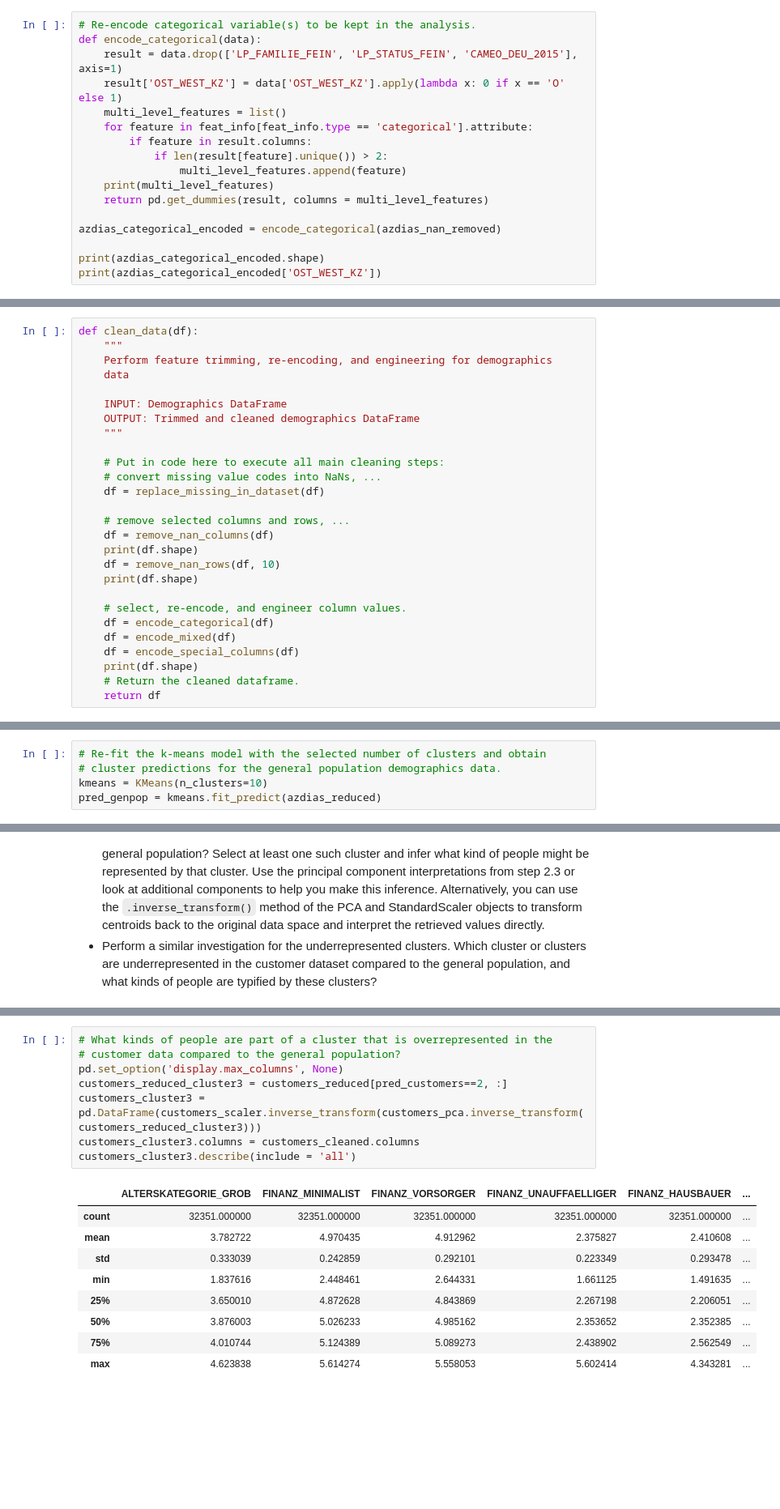
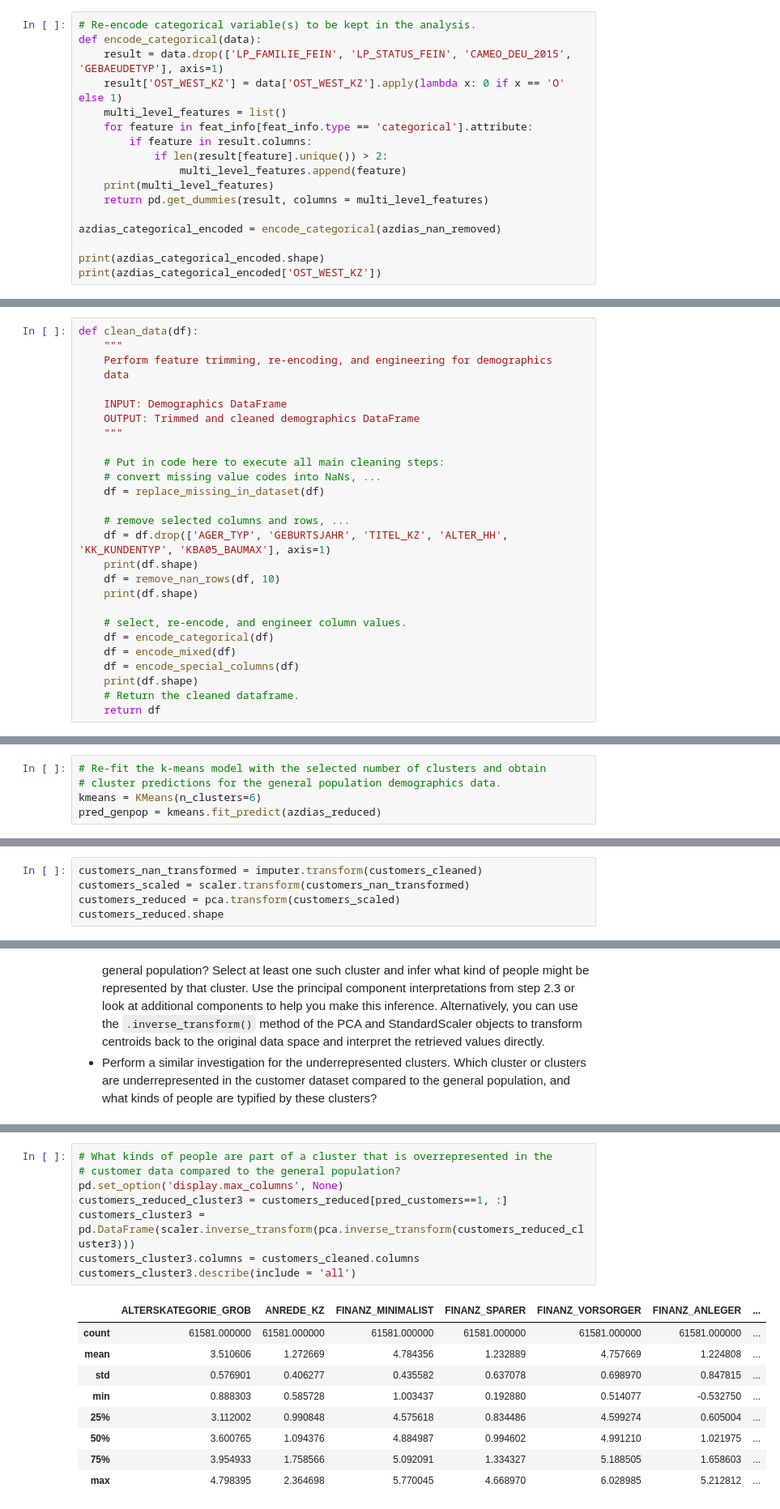
Before and after one commit to FedorSulaev/CustomerSegments, a Jupyter notebook: Identify_Customer_Segments.ipynb, the cells around one changed output, grey strips where cells are left out. Shown at 81% size. Cells and saved outputs as stored; diff of their text form; blank space fills up the shorter version.

```diff
--- a/Identify_Customer_Segments.ipynb
+++ b/Identify_Customer_Segments.ipynb
@@ -345,7 +345,7 @@ CAMEO_DEU_2015: ['8A' '4C' '2A' '6B' '8C' '4A' '2D' '1A' '1E' '9D' '5C' '8B' '7A
 # %%
 # Re-encode categorical variable(s) to be kept in the analysis.
 def encode_categorical(data):
-    result = data.drop(['LP_FAMILIE_FEIN', 'LP_STATUS_FEIN', 'CAMEO_DEU_2015'], axis=1)
+    result = data.drop(['LP_FAMILIE_FEIN', 'LP_STATUS_FEIN', 'CAMEO_DEU_2015', 'GEBAEUDETYP'], axis=1)
     result['OST_WEST_KZ'] = data['OST_WEST_KZ'].apply(lambda x: 0 if x == 'O' else 1)
     multi_level_features = list()
     for feature in feat_info[feat_info.type == 'categorical'].attribute:
@@ -548,7 +548,7 @@ def clean_data(df):
     df = replace_missing_in_dataset(df)
 
     # remove selected columns and rows, ...
-    df = remove_nan_columns(df)
+    df = df.drop(['AGER_TYP', 'GEBURTSJAHR', 'TITEL_KZ', 'ALTER_HH', 'KK_KUNDENTYP', 'KBA05_BAUMAX'], axis=1)
     print(df.shape)
     df = remove_nan_rows(df, 10)
     print(df.shape)
@@ -791,7 +791,7 @@ Text(0, 0.5, 'Average squared distance')
 # %%
 # Re-fit the k-means model with the selected number of clusters and obtain
 # cluster predictions for the general population demographics data.
-kmeans = KMeans(n_clusters=10)
+kmeans = KMeans(n_clusters=6)
 pred_genpop = kmeans.fit_predict(azdias_reduced)
 # %% [markdown]
 ### Discussion 3.1: Apply Clustering to General Population
@@ -853,0 +849,5 @@ customers_reduced.shape
+# %%
+customers_nan_transformed = imputer.transform(customers_cleaned)
+customers_scaled = scaler.transform(customers_nan_transformed)
+customers_reduced = pca.transform(customers_scaled)
+customers_reduced.shape
@@ -882,21 +884,21 @@ plt.gca().set(title='General Population', ylabel='Frequency');
 # %%
 # What kinds of people are part of a cluster that is overrepresented in the
 # customer data compared to the general population?
 pd.set_option('display.max_columns', None)
-customers_reduced_cluster3 = customers_reduced[pred_customers==2, :]
-customers_cluster3 = pd.DataFrame(customers_scaler.inverse_transform(customers_pca.inverse_transform(customers_reduced_cluster3)))
+customers_reduced_cluster3 = customers_reduced[pred_customers==1, :]
+customers_cluster3 = pd.DataFrame(scaler.inverse_transform(pca.inverse_transform(customers_reduced_cluster3)))
 customers_cluster3.columns = customers_cleaned.columns
 customers_cluster3.describe(include = 'all')
 # %% [output]
-|  | ALTERSKATEGORIE_GROB | FINANZ_MINIMALIST | FINANZ_VORSORGER | FINANZ_UNAUFFAELLIGER | FINANZ_HAUSBAUER | ... |
-| count | 32351.000000 | 32351.000000 | 32351.000000 | 32351.000000 | 32351.000000 | ... |
-| mean | 3.782722 | 4.970435 | 4.912962 | 2.375827 | 2.410608 | ... |
-| std | 0.333039 | 0.242859 | 0.292101 | 0.223349 | 0.293478 | ... |
-| min | 1.837616 | 2.448461 | 2.644331 | 1.661125 | 1.491635 | ... |
-| 25% | 3.650010 | 4.872628 | 4.843869 | 2.267198 | 2.206051 | ... |
-| 50% | 3.876003 | 5.026233 | 4.985162 | 2.353652 | 2.352385 | ... |
-| 75% | 4.010744 | 5.124389 | 5.089273 | 2.438902 | 2.562549 | ... |
-| max | 4.623838 | 5.614274 | 5.558053 | 5.602414 | 4.343281 | ... |
+|  | ALTERSKATEGORIE_GROB | ANREDE_KZ | FINANZ_MINIMALIST | FINANZ_SPARER | FINANZ_VORSORGER | FINANZ_ANLEGER | ... |
+| count | 61581.000000 | 61581.000000 | 61581.000000 | 61581.000000 | 61581.000000 | 61581.000000 | ... |
+| mean | 3.510606 | 1.272669 | 4.784356 | 1.232889 | 4.757669 | 1.224808 | ... |
+| std | 0.576901 | 0.406277 | 0.435582 | 0.637078 | 0.698970 | 0.847815 | ... |
+| min | 0.888303 | 0.585728 | 1.003437 | 0.192880 | 0.514077 | -0.532750 | ... |
+| 25% | 3.112002 | 0.990848 | 4.575618 | 0.834486 | 4.599274 | 0.605004 | ... |
+| 50% | 3.600765 | 1.094376 | 4.884987 | 0.994602 | 4.991210 | 1.021975 | ... |
+| 75% | 3.954933 | 1.758566 | 5.092091 | 1.334327 | 5.188505 | 1.658603 | ... |
+| max | 4.798395 | 2.364698 | 5.770045 | 4.668970 | 6.028985 | 5.212812 | ... |
 # %%
 # What kinds of people are part of a cluster that is underrepresented in the
 # customer data compared to the general population?
```
Also changed, not shown: parts of 22 cells of this notebook.
